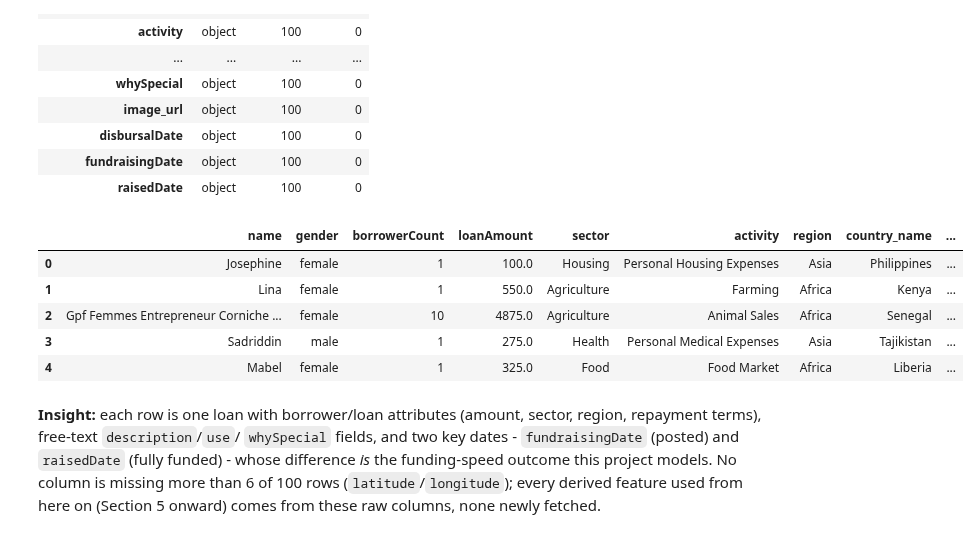
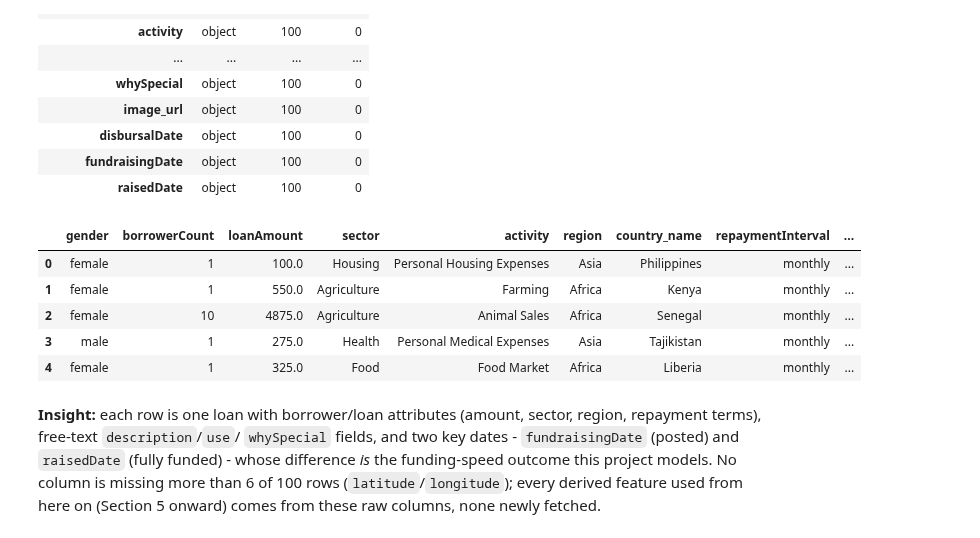
Before and after one commit to tuannm3812/unsw-ma-hackathon-2026, a Jupyter notebook: notebooks/starter_eda.ipynb, the cells around one changed output. Saved outputs shown, nothing was run; the diff lists cells and outputs as text; code cells hidden in the pictures.

```diff
--- a/notebooks/starter_eda.ipynb
+++ b/notebooks/starter_eda.ipynb
@@ -121,19 +121,23 @@ Shape: 100 loans x 27 raw columns
 | fundraisingDate | object | 100 | 0 |
 | raisedDate | object | 100 | 0 |
 # %%
+# Deliberately excludes borrower identifiers (name, id, image_url): this
+# project analyzes aggregate narrative/structural patterns, never
+# individual borrowers, and a public-facing preview should not redistribute
+# identifiable rows just because the source platform happens to show them.
 preview_cols = [
-    "name", "gender", "borrowerCount", "loanAmount", "sector", "activity",
+    "gender", "borrowerCount", "loanAmount", "sector", "activity",
     "region", "country_name", "repaymentInterval", "description",
     "fundraisingDate", "raisedDate",
 ]
 df_raw[preview_cols].head(5)
 # %% [output]
-|  | name | gender | borrowerCount | loanAmount | sector | activity | region | country_name | ... |
-| 0 | Josephine | female | 1 | 100.0 | Housing | Personal Housing Expenses | Asia | Philippines | ... |
-| 1 | Lina | female | 1 | 550.0 | Agriculture | Farming | Africa | Kenya | ... |
-| 2 | Gpf Femmes Entrepreneur Corniche ... | female | 10 | 4875.0 | Agriculture | Animal Sales | Africa | Senegal | ... |
-| 3 | Sadriddin | male | 1 | 275.0 | Health | Personal Medical Expenses | Asia | Tajikistan | ... |
-| 4 | Mabel | female | 1 | 325.0 | Food | Food Market | Africa | Liberia | ... |
+|  | gender | borrowerCount | loanAmount | sector | activity | region | country_name | repaymentInterval | ... |
+| 0 | female | 1 | 100.0 | Housing | Personal Housing Expenses | Asia | Philippines | monthly | ... |
+| 1 | female | 1 | 550.0 | Agriculture | Farming | Africa | Kenya | monthly | ... |
+| 2 | female | 10 | 4875.0 | Agriculture | Animal Sales | Africa | Senegal | monthly | ... |
+| 3 | male | 1 | 275.0 | Health | Personal Medical Expenses | Asia | Tajikistan | monthly | ... |
+| 4 | female | 1 | 325.0 | Food | Food Market | Africa | Liberia | monthly | ... |
 # %% [markdown]
 **Insight:** each row is one loan with borrower/loan attributes (amount,
 sector, region, repayment terms), free-text `description`/`use`/
```
Also changed, not shown: 4 other files.
